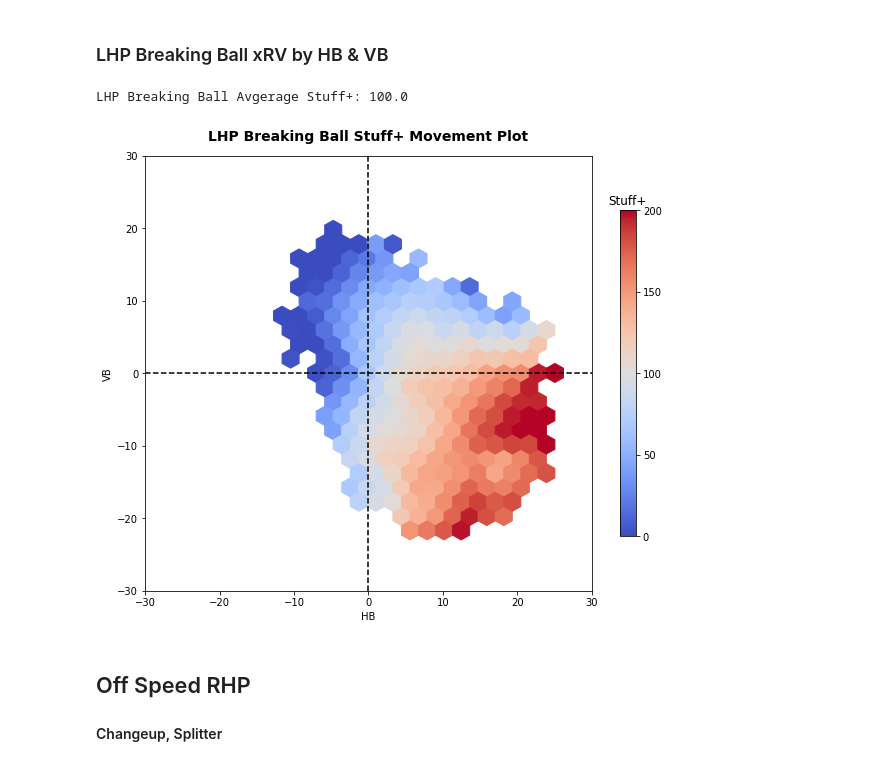
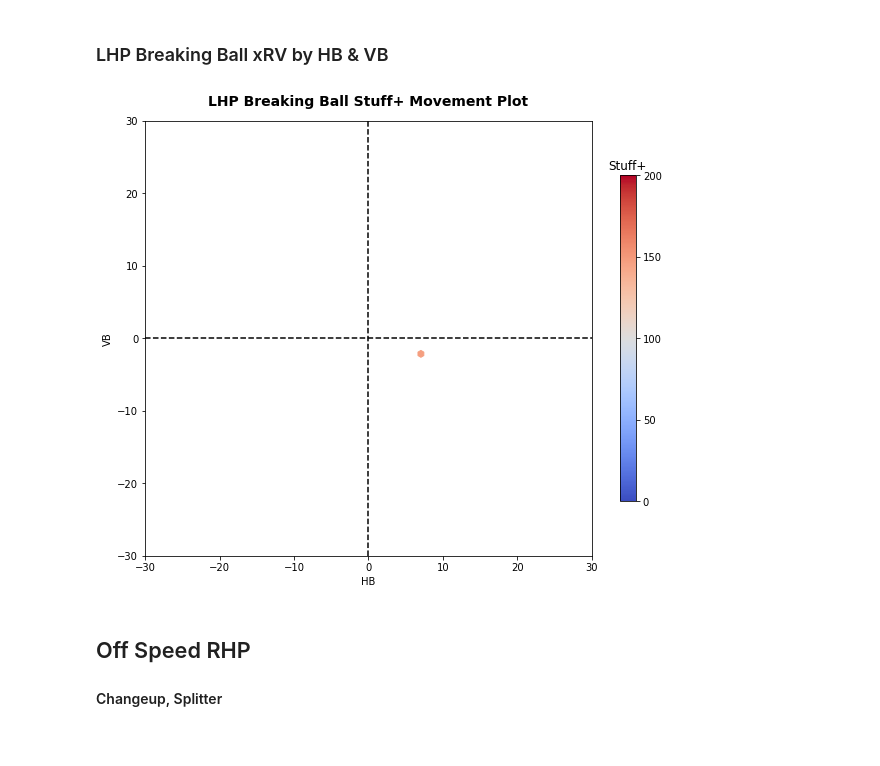
Before and after one commit to anthonyzurke/RVmodel, a Jupyter notebook: notebooks/TU-rv_model.ipynb, the cells around one changed output. Drawn from its saved outputs; the diff is of its cells as text; code cells hidden in the pictures.

```diff
--- a/notebooks/TU-rv_model.ipynb
+++ b/notebooks/TU-rv_model.ipynb
@@ -463,3 +487,32 @@ Cross Val Score: -0.001
 R2 Score: 0.001
 RMSE: 0.252
 MAE: 0.129
+# %%
+features_bb_r_tu = lhp_bb_tu.select_dtypes([np.number])
+#features_bb_r_tu.dropna(inplace=True)
+X_tu = features_bb_r_tu
+pred_tu = lr.predict(X_tu)
+# %%
+lhp_bb_tu['n_pitches'] = 1
+lhp_bb_tu['xRV'] = pred_tu
+lhp_bb_tu['xRV/100'] = round(((lhp_bb_tu['xRV'] / (lhp_bb_tu['n_pitches'])) * 100), 2)
+
+lhp_bb_tu['Stuff+'] = (100 * (-lhp_bb_tu['xRV/100'] / -lhp_bb_tu['xRV/100'].mean()))
+#lhp_bb.head()
+
+grouped_bb_r_tu = lhp_bb_tu.groupby(['Pitcher', 'PitcherThrows', 'TaggedPitchType'],
+                              as_index = False)['n_pitches', 'xRV'].sum()
+
+avg_bb_r_tu = lhp_bb_tu.groupby(['Pitcher', 'PitcherThrows', 'TaggedPitchType'],
+                          as_index = False)['RelSpeed', 'HorzBreak', 'InducedVertBreak', 'RelSide', 'RelHeight',
+                                            'Extension', 'Stuff+'].mean()
+bbl_stuff_tu = pd.merge(avg_bb_r_tu, grouped_bb_r_tu, how = 'left',
+                        on = ['Pitcher', 'PitcherThrows', 'TaggedPitchType'])
+
+bbl_stuff_tu['xRV/100'] = round(((bbl_stuff_tu['xRV'] / (bbl_stuff_tu['n_pitches'])) * 100), 2)
+#bbl_stuff_tu = bbl_stuff.loc[bbl_stuff['n_pitches'] >= 100]
+bbl_stuff_tu = bbl_stuff_tu.round(1)
+bbl_stuff_tu.insert(3, 'n_pitches', bbl_stuff_tu.pop('n_pitches'))
+#bbl_stuff_tu.sort_values(by = 'xRV', ascending = False).head(10)
+#bbl_stuff_tu.head(10)
+#print(bbl_stuff_tu.to_markdown())
@@ -514,17 +543,16 @@ See Full Dataframe in Mito
 # %%
 plt.figure(figsize = (10, 8))
 
-plt.hexbin(lhp_bb['pfx_x'], lhp_bb['pfx_z'], C = lhp_bb['Stuff+'],cmap='coolwarm',
+plt.hexbin(lhp_bb_tu['HorzBreak'], lhp_bb_tu['InducedVertBreak'], C = lhp_bb_tu['Stuff+'],cmap='coolwarm',
            mincnt = 2, gridsize = 20)
 cb = plt.colorbar(ticks = [0, 50, 100, 150, 200], shrink = .75)
 cb.ax.set_title('Stuff+'), plt.clim(0, 200)
 plt.xlabel('HB'), plt.ylabel('VB'), plt.xlim(-30, 30), plt.ylim(-30, 30)
 plt.axhline(0, color = 'black', ls = '--'), plt.axvline(0, color = 'black', ls = '--')
 plt.title('LHP Breaking Ball Stuff+ Movement Plot', fontsize = 14, fontweight = 'bold', pad = 15);
-print('LHP Breaking Ball Avgerage Stuff+:', round(lhp_bb['Stuff+'].mean(), 2))
+#print('LHP Breaking Ball Avgerage Stuff+:', round(lhp_bb['Stuff+'].mean(), 2))
 # %% [output]
-LHP Breaking Ball Avgerage Stuff+: 100.0
-[figure, old version]
+[figure, new version]
 # %% [markdown]
 ## Off Speed RHP
 
```
Also changed, not shown: parts of 25 cells of this notebook.
